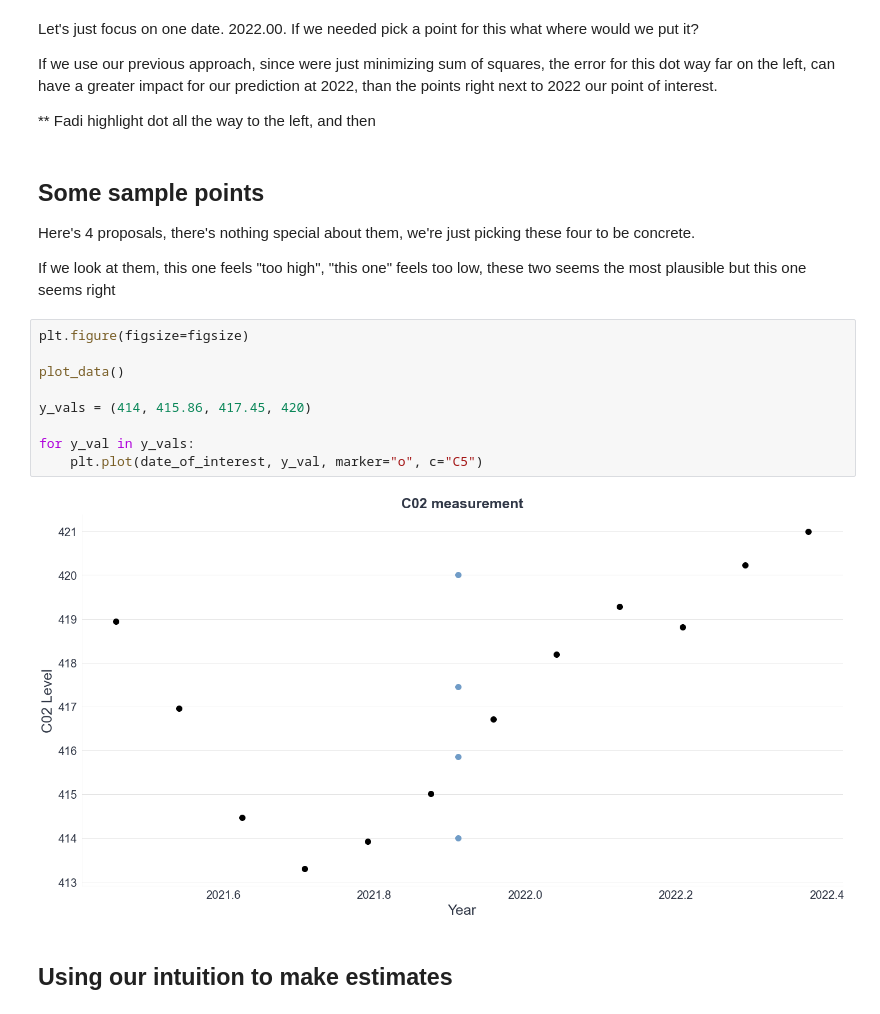
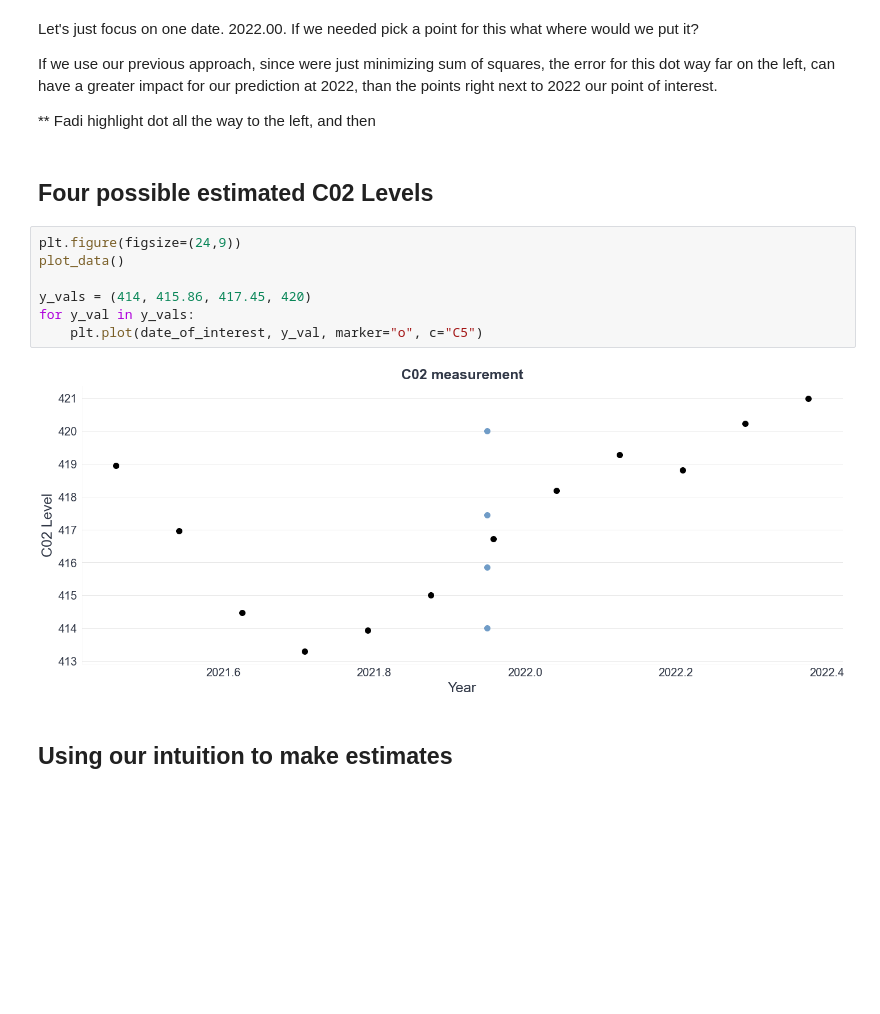
Before and after one commit to bwengals/etc, a Jupyter notebook: lesson_2_Section_30_new.ipynb, the cells around one changed output. Drawn from its saved outputs; the diff is of its cells as text; blank space fills up the shorter version.

```diff
--- a/lesson_2_Section_30_new.ipynb
+++ b/lesson_2_Section_30_new.ipynb
@@ -133,21 +133,16 @@ If we use our previous approach, since were just minimizing sum of squares, the
 
 ** Fadi highlight dot all the way to the left, and then
 # %% [markdown]
-## Some sample points
-Here's 4 proposals, there's nothing special about them, we're just picking these four to be concrete.
-
-If we look at them, this one feels "too high", "this one" feels too low, these two seems the most plausible but this one seems right
+## Four possible estimated C02 Levels
 # %%
-plt.figure(figsize=figsize)
-
+plt.figure(figsize=(24,9))
 plot_data()
 
 y_vals = (414, 415.86, 417.45, 420)
-
 for y_val in y_vals:
     plt.plot(date_of_interest, y_val, marker="o", c="C5")
 # %% [output]
-[figure, old version]
+[figure, new version]
 # %% [markdown]
 ## Using our intuition to make estimates
 # %%
```
Also changed, not shown: parts of 4 cells of this notebook.
